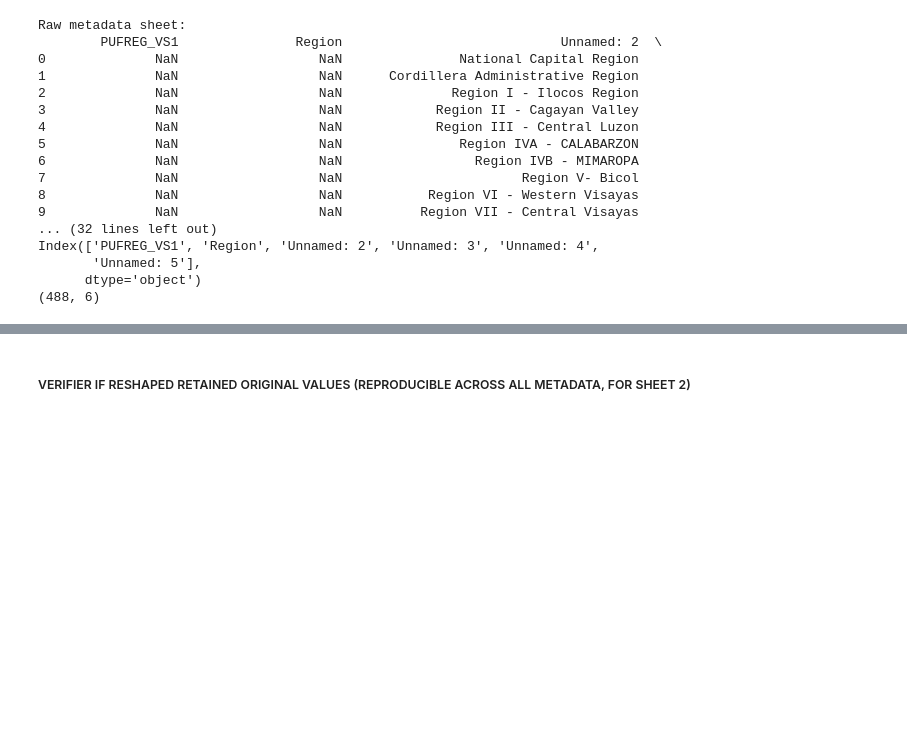
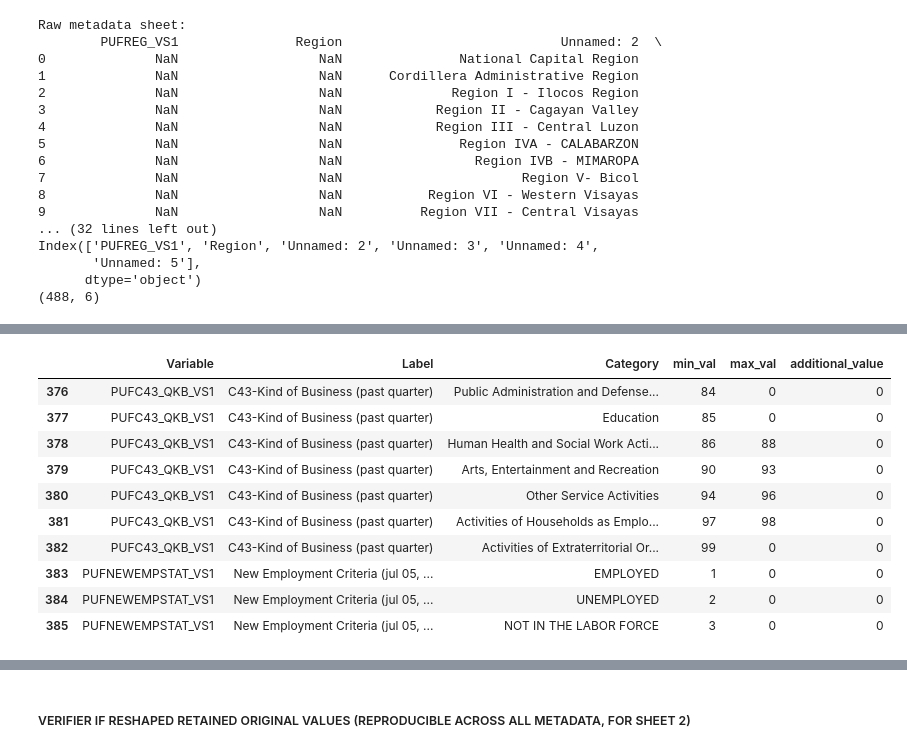
Before and after one commit to clemweb3/Preprocessing, a Jupyter notebook: Notebooks/Preprocessing.ipynb, the cells around one changed output, grey strips where cells are left out. Drawn from its saved outputs; the diff is of its cells as text; code cells hidden in the pictures; blank space fills up the shorter version.

```diff
--- a/Notebooks/Preprocessing.ipynb
+++ b/Notebooks/Preprocessing.ipynb
@@ -407,0 +357,44 @@ sheet2_apr2018 = load_dataset(year="2018", month="April", filetype="metadata", s
+# %%
+# ============================================================
+#   Loader function (unchanged interface)
+# ============================================================
+def load_dataset(year, month, filetype="survey", sheet_number=None):
+    file_info = next(
+        (f for f in inventory[year][month] if f["filetype"] == filetype),
+        None
+    )
+    if not file_info:
+        raise ValueError(f"No {filetype} file found for {month} {year}")
+
+    file_path = os.path.join(base_path, year, file_info["filename"])
+
+    if filetype == "survey":
+        return pd.read_csv(file_path, low_memory=False)
+
+    # Read metadata as raw data
+    df = pd.read_excel(file_path, sheet_name=sheet_number, header=None)
+
+    # Auto-reshape only for Sheet 2
+    if sheet_number == 1:
+        df = process_metadata_sheet_binary1(df)
+
+    return df
+
+# ============================================================
+#   Tester for January 2018 for reproducibility)
+# ============================================================
+sheet2_jan2018 = load_dataset(year="2018", month="January", filetype="metadata", sheet_number=1)
+("January 2018 (Sheet 2) preview:")
+(sheet2_jan2018.tail(10))
+# %% [output]
+|  | Variable | Label | Category | min_val | max_val | additional_value |
+| 376 | PUFC43_QKB_VS1 | C43-Kind of Business (past quarter) | Public Administration and Defense... | 84 | 0 | 0 |
+| 377 | PUFC43_QKB_VS1 | C43-Kind of Business (past quarter) | Education | 85 | 0 | 0 |
+| 378 | PUFC43_QKB_VS1 | C43-Kind of Business (past quarter) | Human Health and Social Work Acti... | 86 | 88 | 0 |
+| 379 | PUFC43_QKB_VS1 | C43-Kind of Business (past quarter) | Arts, Entertainment and Recreation | 90 | 93 | 0 |
+| 380 | PUFC43_QKB_VS1 | C43-Kind of Business (past quarter) | Other Service Activities | 94 | 96 | 0 |
+| 381 | PUFC43_QKB_VS1 | C43-Kind of Business (past quarter) | Activities of Households as Emplo... | 97 | 98 | 0 |
+| 382 | PUFC43_QKB_VS1 | C43-Kind of Business (past quarter) | Activities of Extraterritorial Or... | 99 | 0 | 0 |
+| 383 | PUFNEWEMPSTAT_VS1 | New Employment Criteria (jul 05, ... | EMPLOYED | 1 | 0 | 0 |
+| 384 | PUFNEWEMPSTAT_VS1 | New Employment Criteria (jul 05, ... | UNEMPLOYED | 2 | 0 | 0 |
+| 385 | PUFNEWEMPSTAT_VS1 | New Employment Criteria (jul 05, ... | NOT IN THE LABOR FORCE | 3 | 0 | 0 |
```
Also changed, not shown: parts of 6 cells of this notebook.
